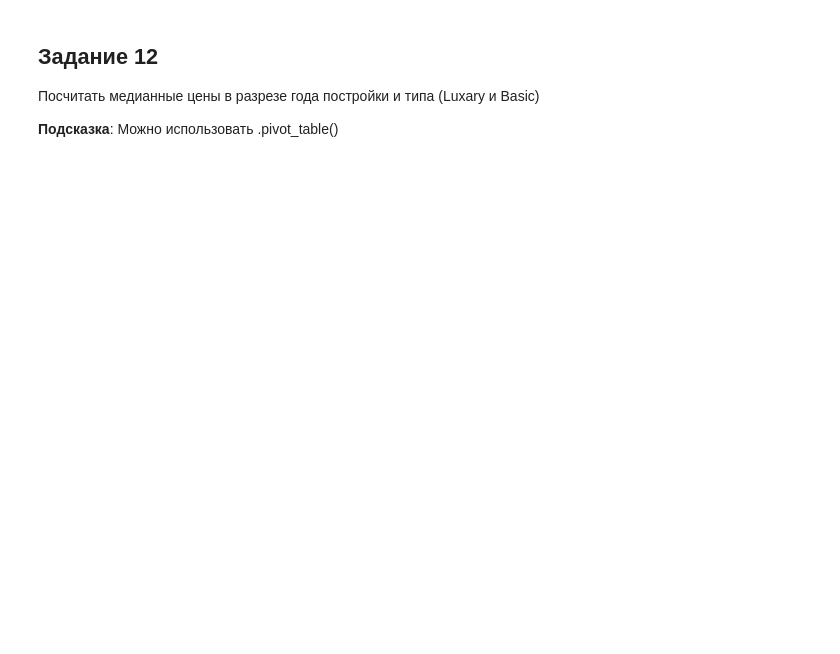
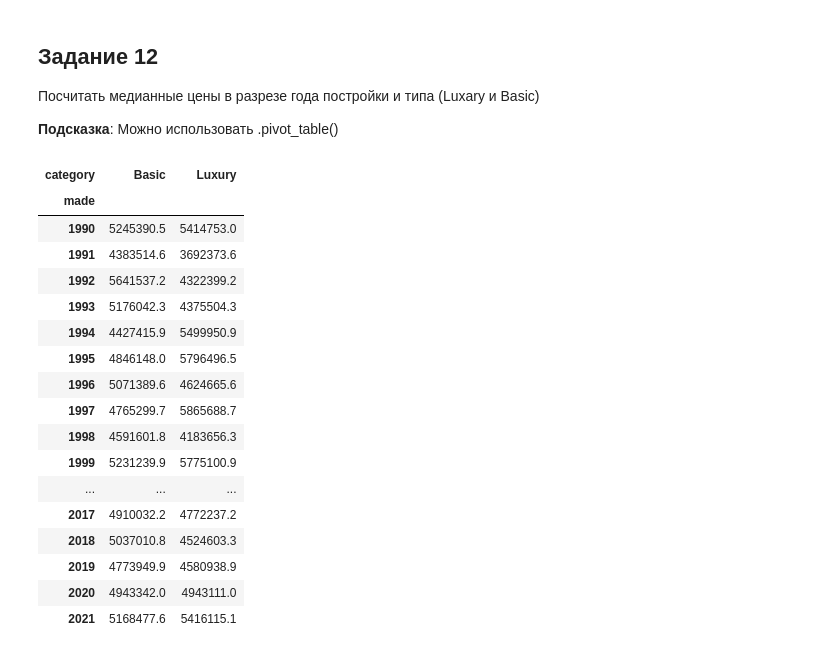
Before and after one commit to K0TOFEY/ML_lessons, a Jupyter notebook: pz_2_pandas (1).ipynb, the cells around one changed output. Cells and saved outputs as stored; diff of their text form; code cells hidden in the pictures; blank space fills up the shorter version.

```diff
--- a/pz_2_pandas (1).ipynb
+++ b/pz_2_pandas (1).ipynb
@@ -1011,0 +1157,27 @@ dtype: int64
+# %%
+# Ваш код
+data.pivot_table(
+    values="price",
+    index="made",
+    columns="category",
+    aggfunc="median"
+)
+# %% [output]
+| category | Basic | Luxury |
+| made |  |  |
+| 1990 | 5245390.5 | 5414753.0 |
+| 1991 | 4383514.6 | 3692373.6 |
+| 1992 | 5641537.2 | 4322399.2 |
+| 1993 | 5176042.3 | 4375504.3 |
+| 1994 | 4427415.9 | 5499950.9 |
+| 1995 | 4846148.0 | 5796496.5 |
+| 1996 | 5071389.6 | 4624665.6 |
+| 1997 | 4765299.7 | 5865688.7 |
+| 1998 | 4591601.8 | 4183656.3 |
+| 1999 | 5231239.9 | 5775100.9 |
+| ... | ... | ... |
+| 2017 | 4910032.2 | 4772237.2 |
+| 2018 | 5037010.8 | 4524603.3 |
+| 2019 | 4773949.9 | 4580938.9 |
+| 2020 | 4943342.0 | 4943111.0 |
+| 2021 | 5168477.6 | 5416115.1 |
```
Also changed, not shown: parts of 20 cells of this notebook, 2 other files.
